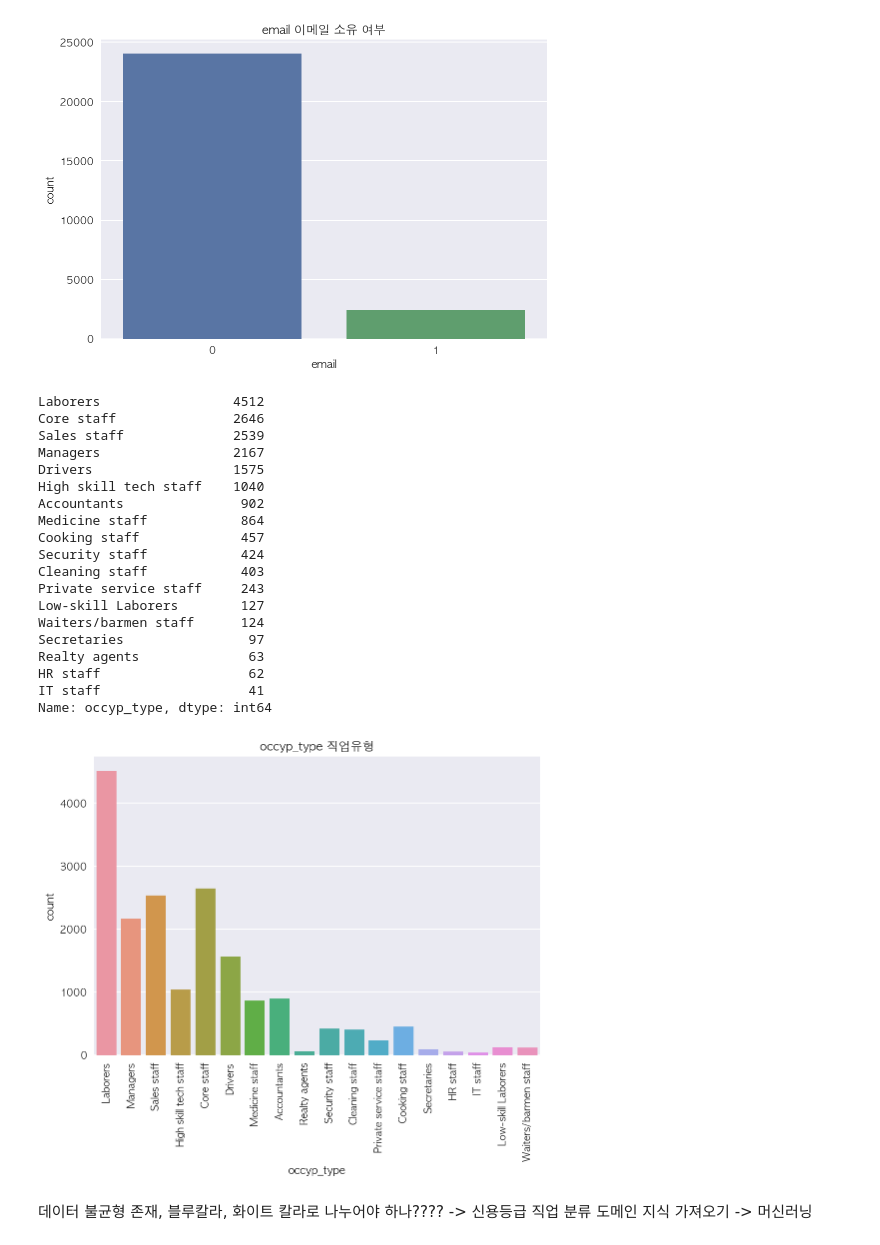
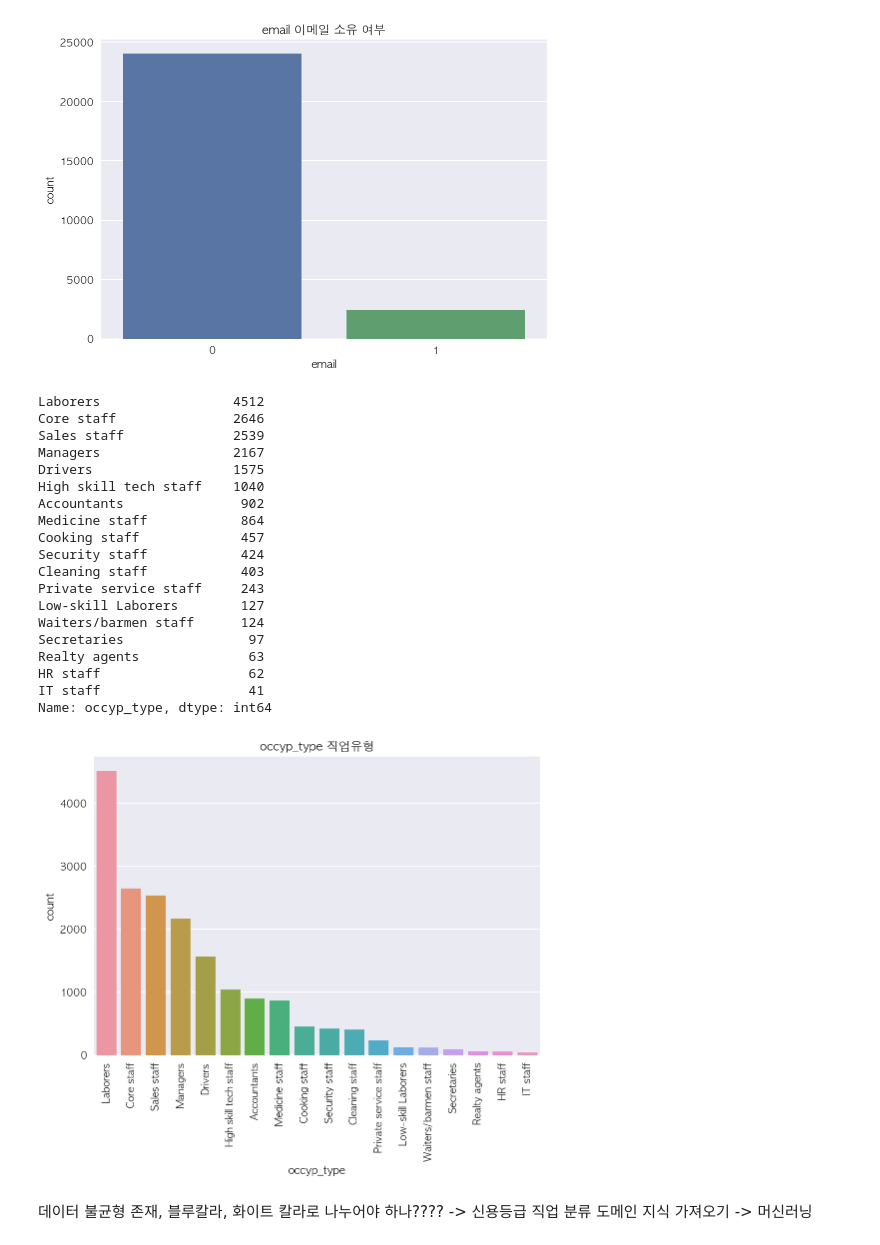
Before and after one commit to SeungukJeong/LIKELION_Semi_Project_03, a Jupyter notebook: seunguk_eda_may04.ipynb, the cells around one changed output. Drawn from its saved outputs; the diff is of its cells as text; code cells hidden in the pictures.

Commit message:
edit eda code add order occytype

```diff
--- a/seunguk_eda_may04.ipynb
+++ b/seunguk_eda_may04.ipynb
@@ -433,31 +433,31 @@ Name: email, dtype: int64
 # %%
 # occyp_type
 print(train['occyp_type'].value_counts())
-occyp_type_plot = sns.countplot(data = train, x = 'occyp_type')
+occyp_type_plot = sns.countplot(data = train, x = 'occyp_type', order = train['occyp_type'].value_counts().index)
 occyp_type_plot.set_xticklabels(occyp_type_plot.get_xticklabels(),rotation = 90)
 plt.title('occyp_type 직업유형')
 plt.show()
 # %% [output]
 Laborers                 4512
 Core staff               2646
 Sales staff              2539
 Managers                 2167
 Drivers                  1575
 High skill tech staff    1040
 Accountants               902
 Medicine staff            864
 Cooking staff             457
 Security staff            424
 Cleaning staff            403
 Private service staff     243
 Low-skill Laborers        127
 Waiters/barmen staff      124
 Secretaries                97
 Realty agents              63
 HR staff                   62
 IT staff                   41
 Name: occyp_type, dtype: int64
-[figure, old version]
+[figure, new version]
 # %% [markdown]
 데이터 불균형 존재, 블루칼라, 화이트 칼라로 나누어야 하나???? -> 신용등급 직업 분류 도메인 지식 가져오기 -> 머신러닝
 # %%
```
Also changed, not shown: parts of 1 cell of this notebook, 2 other files.
